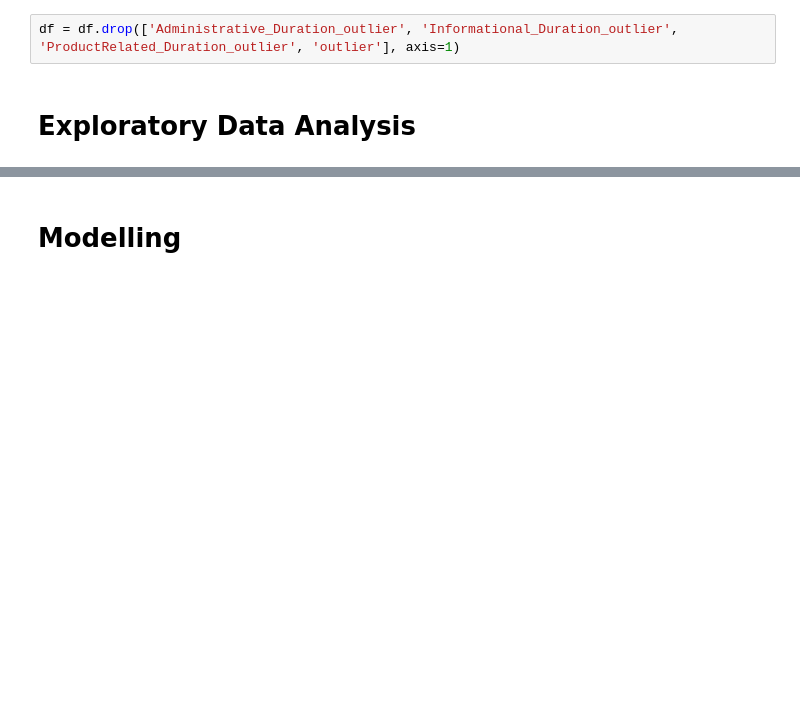
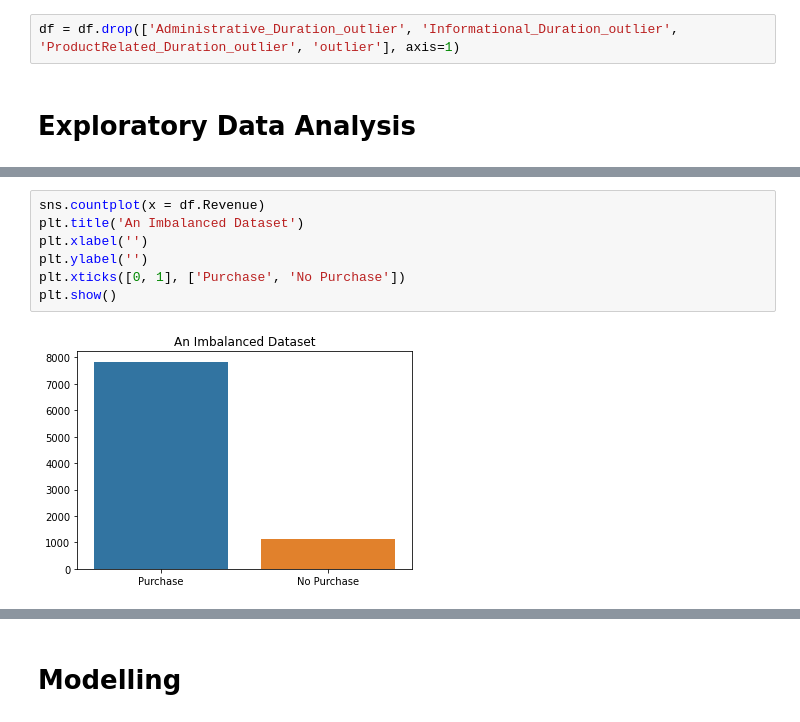
Before and after one commit to amelie-vogel/revenue-prediction-online-shopping, a Jupyter notebook: revenue-prediction-online-shopping.ipynb, the cells around one changed output, grey strips where cells are left out. Drawn from its saved outputs; the diff is of its cells as text; blank space fills up the shorter version.

```diff
--- a/revenue-prediction-online-shopping.ipynb
+++ b/revenue-prediction-online-shopping.ipynb
@@ -116,3 +123,12 @@ df = df.drop(['Administrative_Duration_outlier', 'Informational_Duration_outlier
+# %%
+sns.countplot(x = df.Revenue)
+plt.title('An Imbalanced Dataset')
+plt.xlabel('')
+plt.ylabel('')
+plt.xticks([0, 1], ['Purchase', 'No Purchase'])
+plt.show()
+# %% [output]
+[figure, added]
 # %%
 visitors = pd.DataFrame(df.VisitorType.value_counts())
 visitors
```
Also changed, not shown: parts of 35 cells of this notebook, 2 other files.
